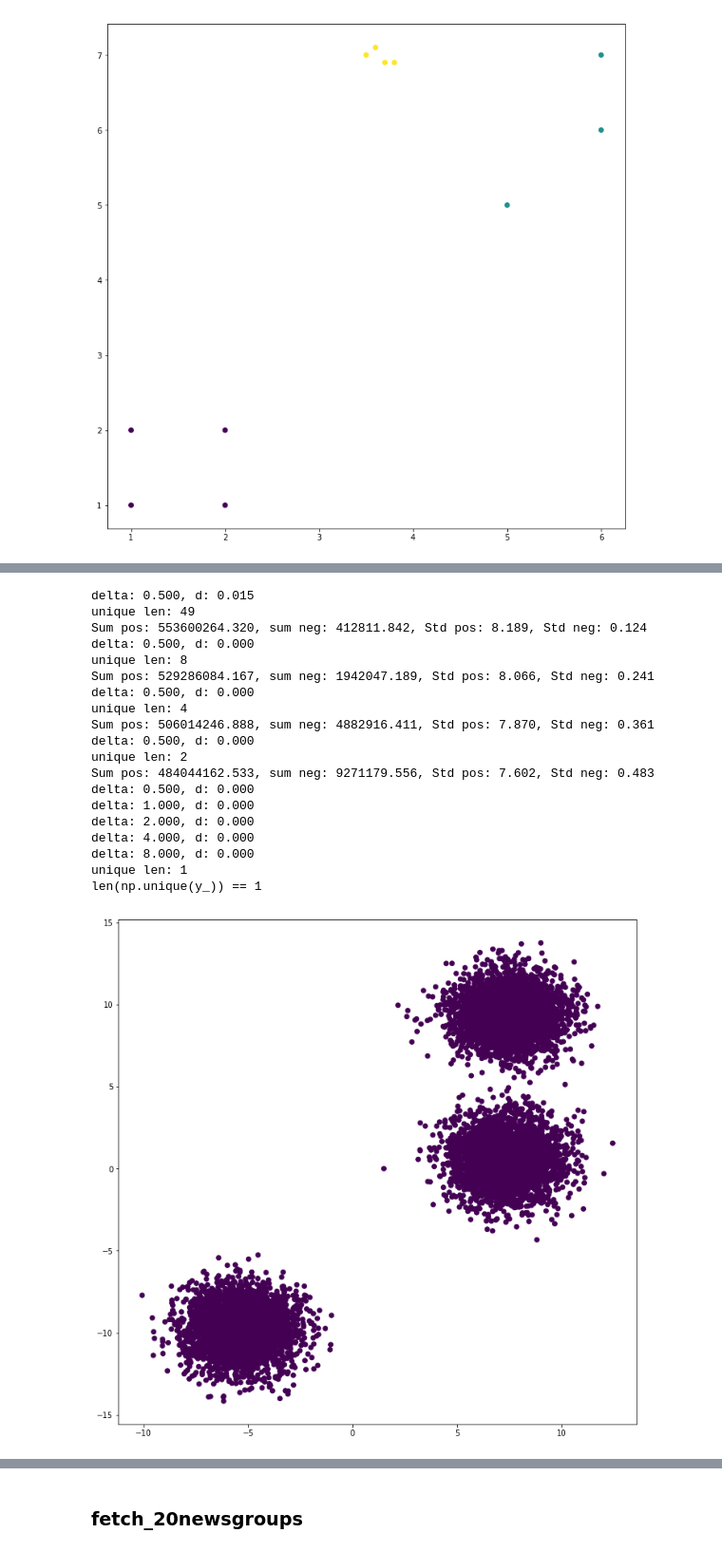
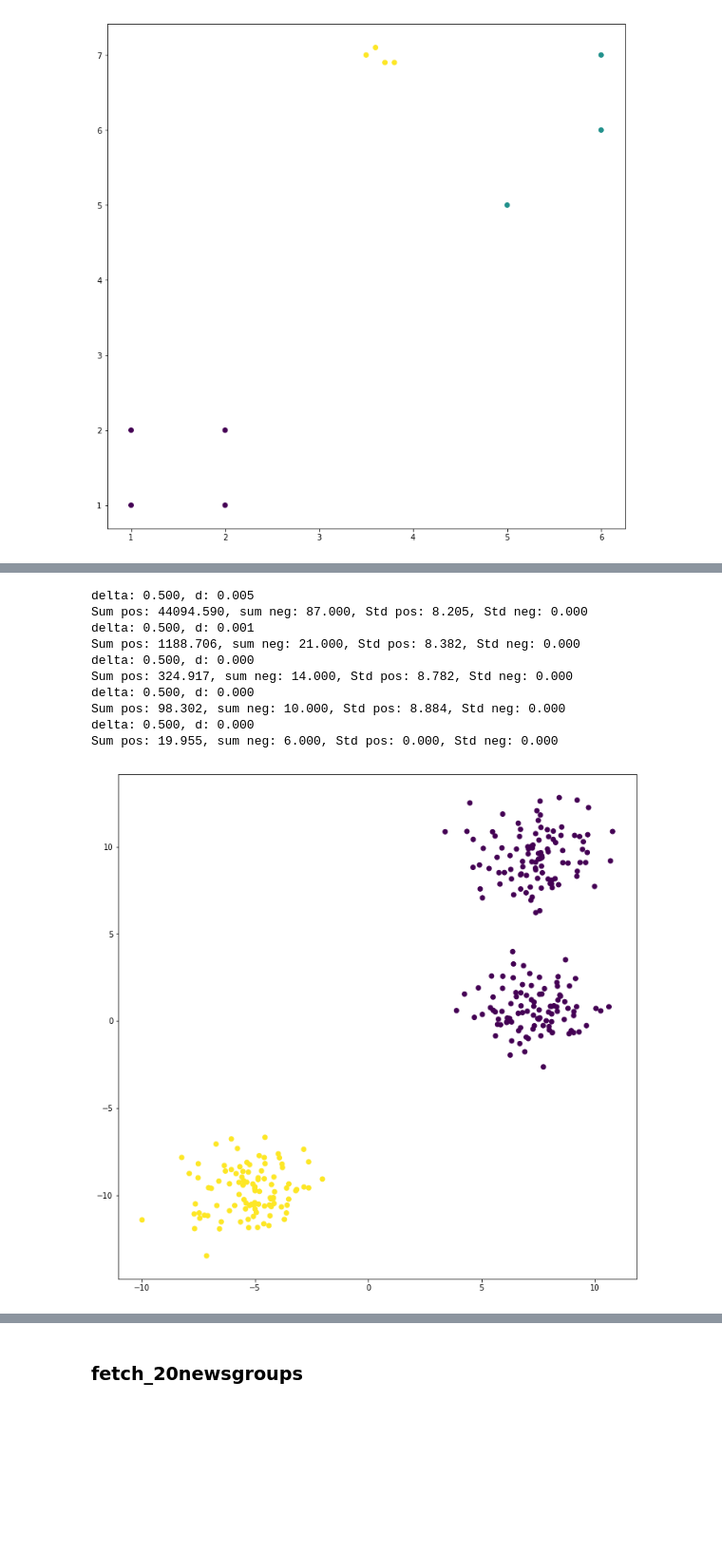
Before and after one commit to vench/study, a Jupyter notebook: Algorithm.ipynb, the cells around one changed output, grey strips where cells are left out. Shown at 95% size. Cells and saved outputs as stored; diff of their text form; code cells hidden in the pictures; blank space fills up the shorter version.

```diff
--- a/Algorithm.ipynb
+++ b/Algorithm.ipynb
@@ -287,28 +265,19 @@ draw(mx,cl2._c_all[n])
 # %%
-bx,_ =  datasets.make_blobs(n_samples=10000, random_state=8, cluster_std=1.3)
+bx,_ =  datasets.make_blobs(n_samples=300, random_state=8, cluster_std=1.3)
 
-cl3 = HierarchicalClustering(alpha=100., debug=1,max_iteration=100,delta=.5)
+cl3 = HierarchicalClustering(alpha=1., debug=1,max_iteration=100,delta=.5)
 by = cl3.fit(bx)
 draw(bx,by)
 # %% [output]
-delta: 0.500, d: 0.015
-unique len: 49
-Sum pos: 553600264.320, sum neg: 412811.842, Std pos: 8.189, Std neg: 0.124
+delta: 0.500, d: 0.005
+Sum pos: 44094.590, sum neg: 87.000, Std pos: 8.205, Std neg: 0.000
+delta: 0.500, d: 0.001
+Sum pos: 1188.706, sum neg: 21.000, Std pos: 8.382, Std neg: 0.000
 delta: 0.500, d: 0.000
-unique len: 8
-Sum pos: 529286084.167, sum neg: 1942047.189, Std pos: 8.066, Std neg: 0.241
+Sum pos: 324.917, sum neg: 14.000, Std pos: 8.782, Std neg: 0.000
 delta: 0.500, d: 0.000
-unique len: 4
-Sum pos: 506014246.888, sum neg: 4882916.411, Std pos: 7.870, Std neg: 0.361
+Sum pos: 98.302, sum neg: 10.000, Std pos: 8.884, Std neg: 0.000
 delta: 0.500, d: 0.000
-unique len: 2
-Sum pos: 484044162.533, sum neg: 9271179.556, Std pos: 7.602, Std neg: 0.483
-delta: 0.500, d: 0.000
-delta: 1.000, d: 0.000
-delta: 2.000, d: 0.000
-delta: 4.000, d: 0.000
-delta: 8.000, d: 0.000
-unique len: 1
-len(np.unique(y_)) == 1
+Sum pos: 19.955, sum neg: 6.000, Std pos: 0.000, Std neg: 0.000
-[figure, old version]
+[figure, new version]
 # %%
```
Also changed, not shown: parts of 8 cells of this notebook.
